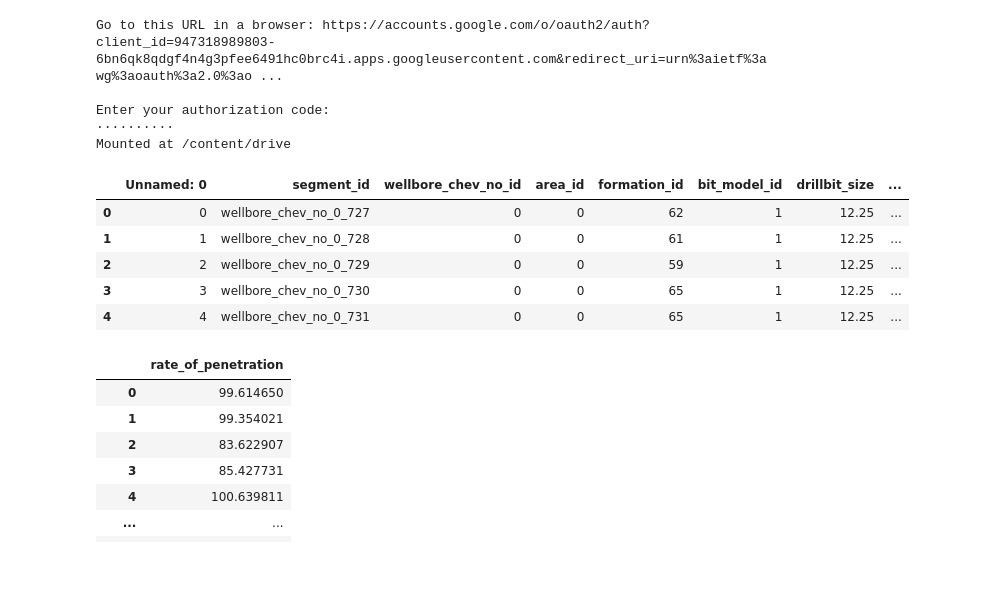
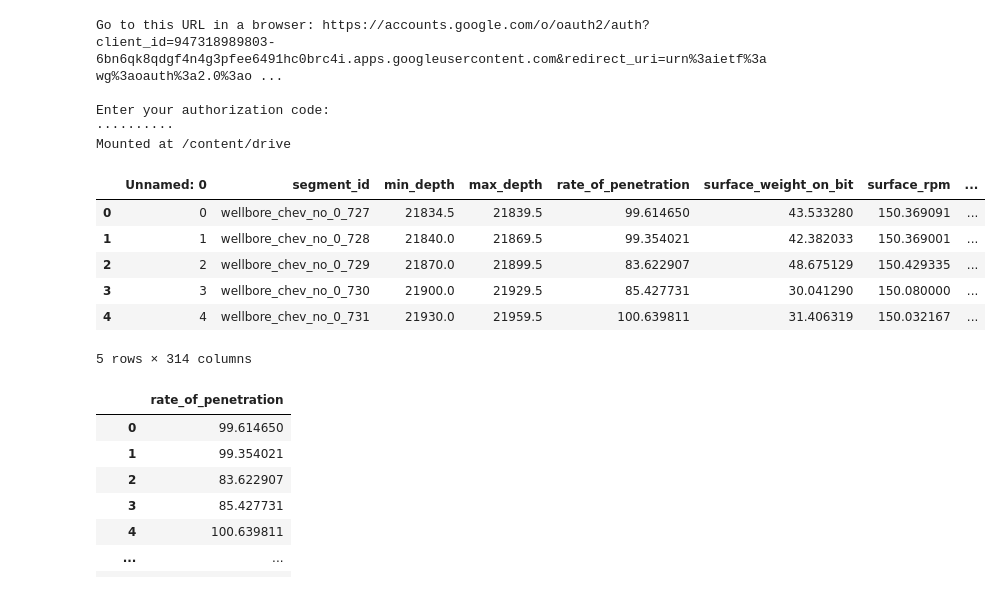
Before and after one commit to dtang5/Datathon_2020, a Jupyter notebook: dt_regularization.ipynb, the cells around one changed output. Drawn from its saved outputs; the diff is of its cells as text; code cells hidden in the pictures.

```diff
--- a/dt_regularization.ipynb
+++ b/dt_regularization.ipynb
@@ -12,16 +12,17 @@ path_to_csv = "/content/drive/My Drive/Datathon_2020/filesForStartOfDatathon/"
 # %%
 import pandas as pd
 import numpy as np
 
-data = pd.read_csv(path_to_csv + "Clean Data.csv")
+data = pd.read_csv(path_to_csv + "One Hot.csv")
 data.head()
 # %% [output]
-|  | Unnamed: 0 | segment_id | wellbore_chev_no_id | area_id | formation_id | bit_model_id | drillbit_size | ... |
-| 0 | 0 | wellbore_chev_no_0_727 | 0 | 0 | 62 | 1 | 12.25 | ... |
-| 1 | 1 | wellbore_chev_no_0_728 | 0 | 0 | 61 | 1 | 12.25 | ... |
-| 2 | 2 | wellbore_chev_no_0_729 | 0 | 0 | 59 | 1 | 12.25 | ... |
-| 3 | 3 | wellbore_chev_no_0_730 | 0 | 0 | 65 | 1 | 12.25 | ... |
-| 4 | 4 | wellbore_chev_no_0_731 | 0 | 0 | 65 | 1 | 12.25 | ... |
+|  | Unnamed: 0 | segment_id | min_depth | max_depth | rate_of_penetration | surface_weight_on_bit | surface_rpm | ... |
+| 0 | 0 | wellbore_chev_no_0_727 | 21834.5 | 21839.5 | 99.614650 | 43.533280 | 150.369091 | ... |
+| 1 | 1 | wellbore_chev_no_0_728 | 21840.0 | 21869.5 | 99.354021 | 42.382033 | 150.369001 | ... |
+| 2 | 2 | wellbore_chev_no_0_729 | 21870.0 | 21899.5 | 83.622907 | 48.675129 | 150.429335 | ... |
+| 3 | 3 | wellbore_chev_no_0_730 | 21900.0 | 21929.5 | 85.427731 | 30.041290 | 150.080000 | ... |
+| 4 | 4 | wellbore_chev_no_0_731 | 21930.0 | 21959.5 | 100.639811 | 31.406319 | 150.032167 | ... |
+5 rows × 314 columns
 # %%
 y = data.loc[:, data.columns == "rate_of_penetration"]
 y
```
Also changed, not shown: parts of 7 cells of this notebook, 1 other file.
